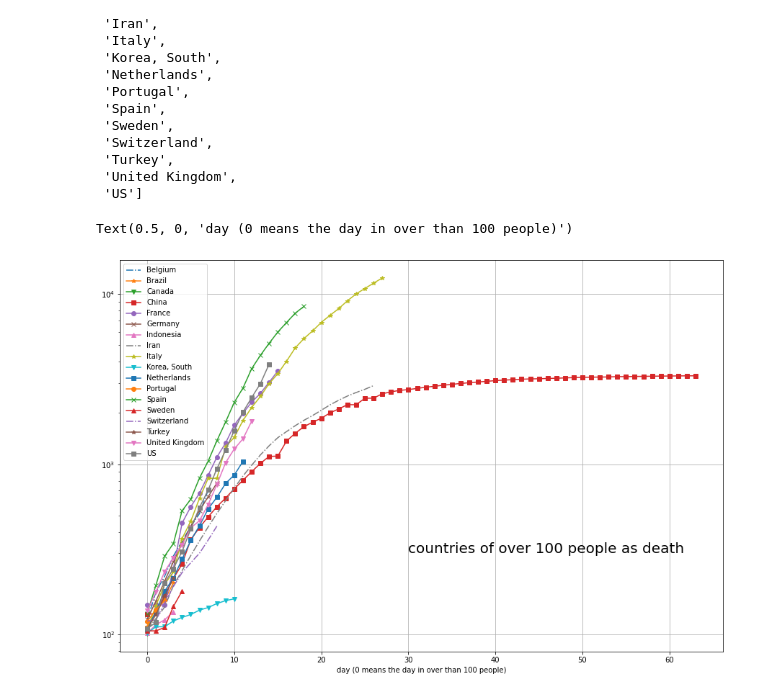
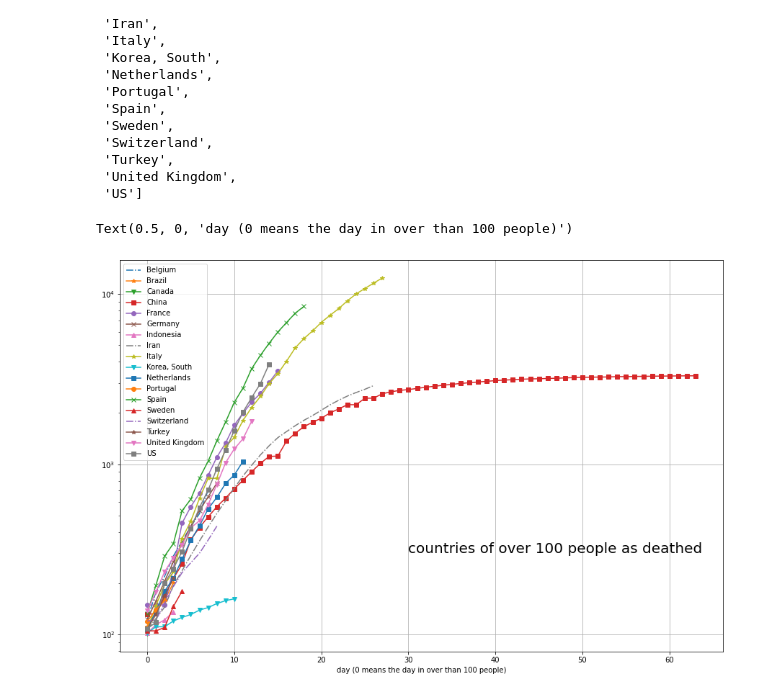
Before and after one commit to YoungKwonJo/simulation01, a Jupyter notebook: real-data3.ipynb, the cells around one changed output. Drawn from its saved outputs; the diff is of its cells as text; code cells hidden in the pictures.

Commit message:
update text

```diff
--- a/real-data3.ipynb
+++ b/real-data3.ipynb
@@ -116,21 +116,21 @@ df = data_0[country2[1:]+['day']]
 # %%
 import matplotlib.pyplot as plt
 plt.rcParams['axes.facecolor']='white'
 plt.rcParams['savefig.facecolor']='white'
 plt.rcParams["figure.facecolor"] = "w"
 
 
 fig, ax = plt.subplots(figsize=(15, 10))
 maker = ["-.",'-*','-v','-s','-o','-x',"-^"]
 
 for i,ii in enumerate(country2[1:]):
     df.plot(ax=ax, x="day",y=ii, style=maker[i%7])
 
 #ax.get_legend().remove()
 ax.grid(True)
 ax.set_yscale('log')
-plt.text(30, 3*10**2, "{}".format("countries of over 100 people as death"), fontsize=20)
+plt.text(30, 3*10**2, "{}".format("countries of over 100 people as deathed"), fontsize=20)
 ax.set_xlabel('day (0 means the day in over than 100 people)')
 # %% [output]
 Text(0.5, 0, 'day (0 means the day in over than 100 people)')
-[figure, old version]
+[figure, new version]
```
